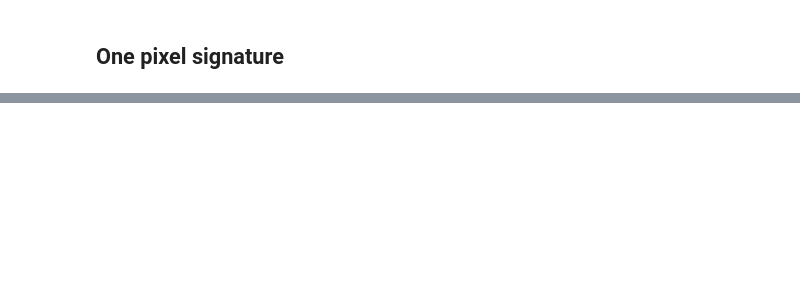
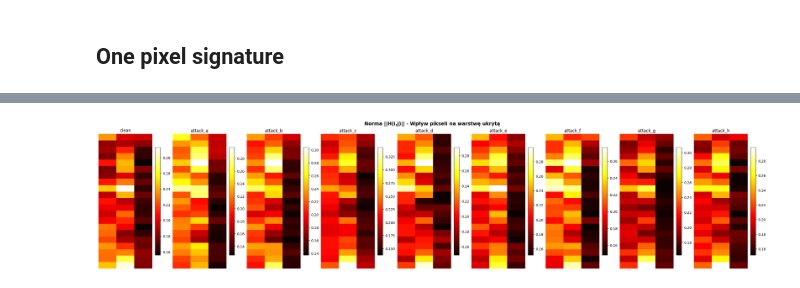
Before and after one commit to woycik/machine_learning, a Jupyter notebook: anomaly/models_verification.ipynb, the cells around one changed output, grey strips where cells are left out. Saved outputs shown, nothing was run; the diff lists cells and outputs as text; code cells hidden in the pictures; blank space fills up the shorter version.

```diff
--- a/anomaly/models_verification.ipynb
+++ b/anomaly/models_verification.ipynb
@@ -325,0 +443,21 @@ weighted avg       0.92      0.92      0.92       360
+# %%
+def plot_propagation_norms(H_maps_dict):
+
+    n_models = len(H_maps_dict)
+    fig, axes = plt.subplots(1, n_models, figsize=(3 * n_models, 6), constrained_layout=True)
+    fig.suptitle('Norma ||H(i,j)|| - Wpływ pikseli na warstwę ukrytą', fontsize=14, fontweight='bold')
+
+    if n_models == 1:
+        axes = [axes]
+
+    for ax, (name, H_map) in zip(axes, H_maps_dict.items()):
+        # Calculate L2 norm across the 16 hidden neurons for each pixel
+        # Resulting shape: (21, 3)
+        H_norm = np.linalg.norm(H_map, axis=-1)
+
+        im = ax.imshow(H_norm, cmap='hot', aspect='auto')
+        ax.set_title(name)
+        ax.axis('off')
+        fig.colorbar(im, ax=ax, shrink=0.8)
+
+    plt.show()
@@ -325,0 +488,11 @@ weighted avg       0.92      0.92      0.92       360
+# %%
+
+N_PER_CLASS = 200
+classes = ['clean'] + ATTACK_NAMES
+n_pixels = 21 * 3
+BATCH_INP = np.zeros((n_pixels, 21, 3), dtype=np.float32)
+idx = 0
+for i in range(21):
+    for j in range(3):
+        BATCH_INP[idx, i, j] = 1.0
+        idx += 1
@@ -325,0 +568,5 @@ weighted avg       0.92      0.92      0.92       360
+# %%
+
+plot_propagation_norms(avg_H_per_cls)
+# %% [output]
+[figure, added]
```
Also changed, not shown: parts of 10 cells of this notebook.
